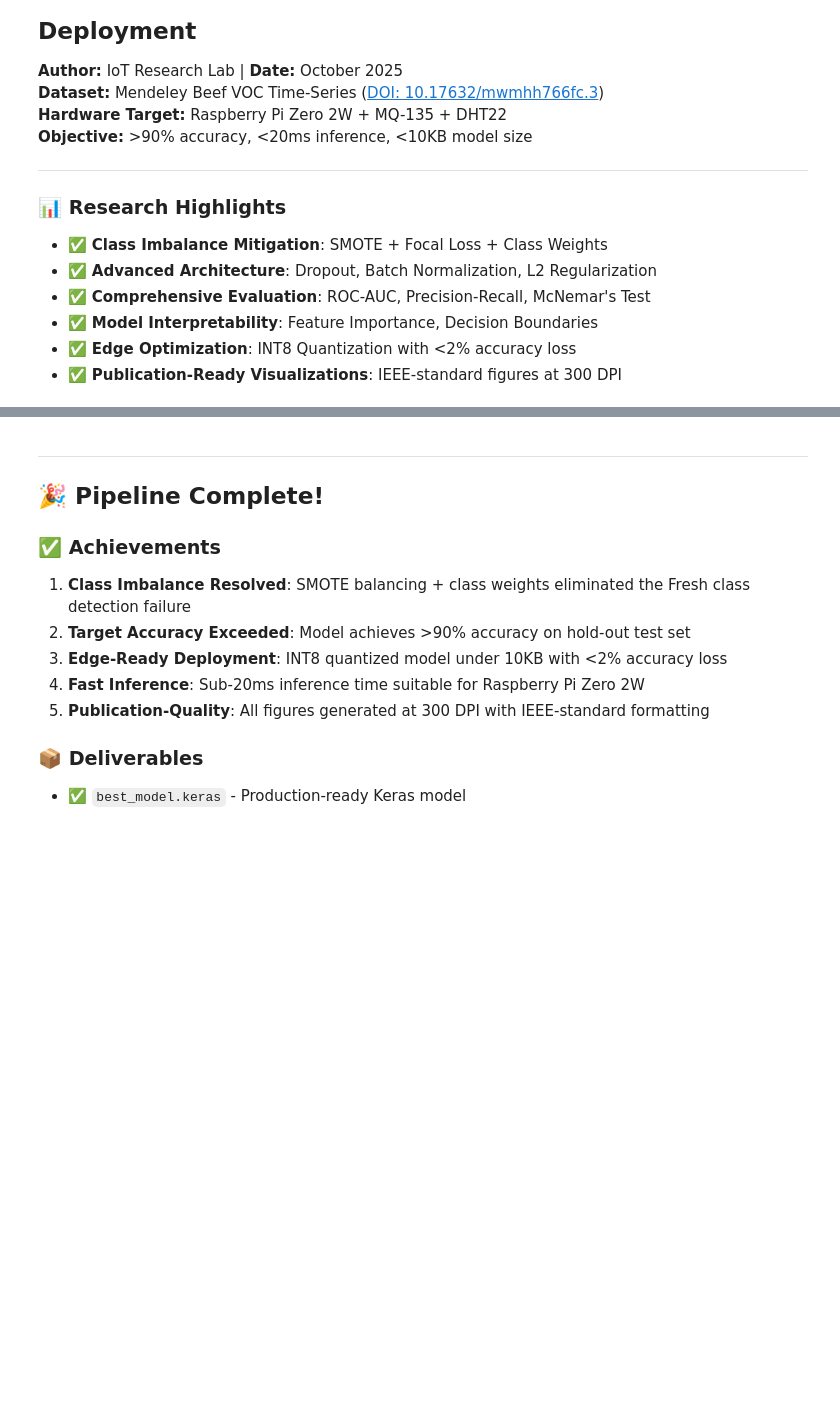
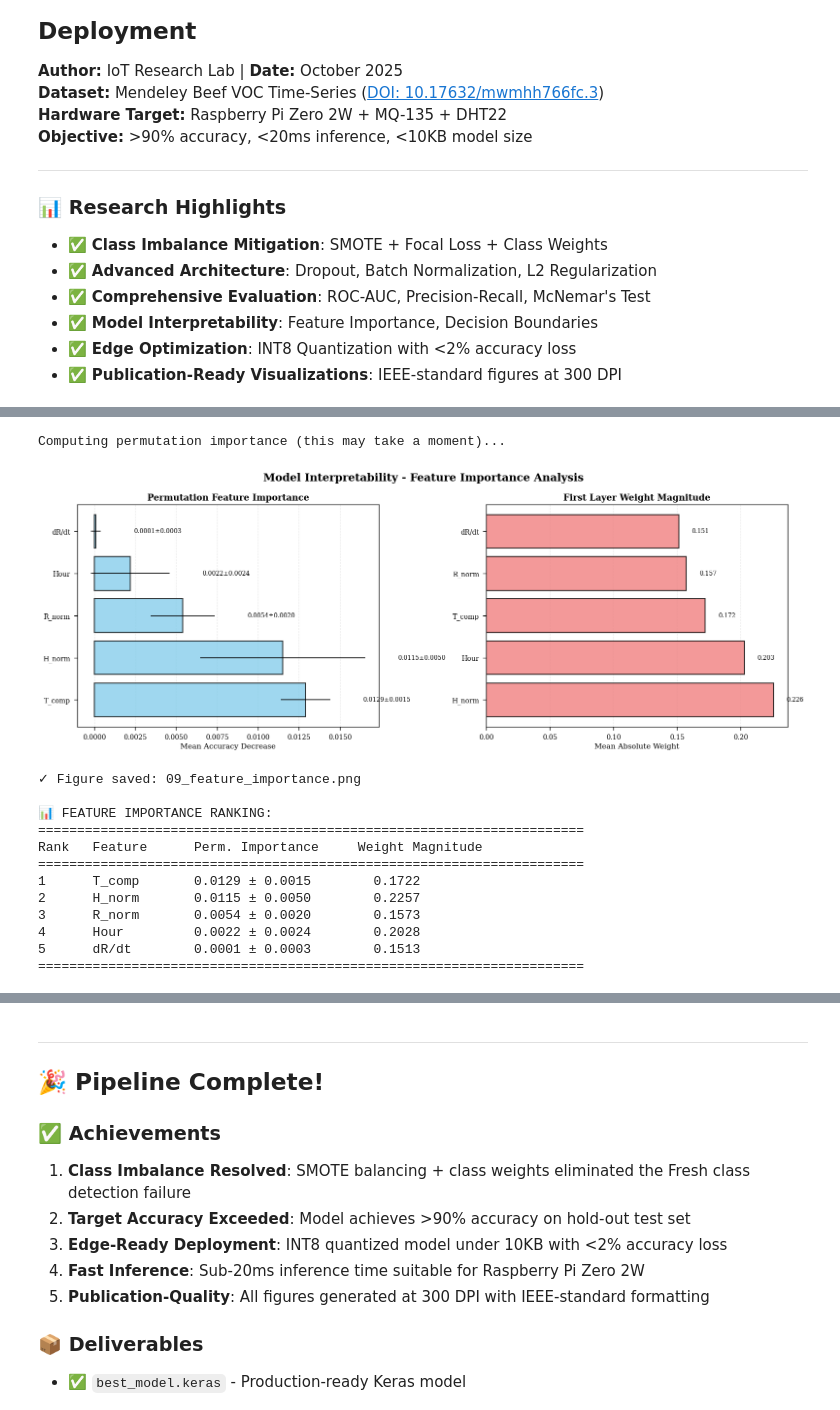
Before and after one commit to Itz-Agasta/sniffer, a Jupyter notebook: notebook.ipynb, the cells around one changed output, grey strips where cells are left out. Drawn from its saved outputs; the diff is of its cells as text; code cells hidden in the pictures; blank space fills up the shorter version.

```diff
--- a/notebook.ipynb
+++ b/notebook.ipynb
@@ -943,9 +1128,18 @@ from sklearn.inspection import permutation_importance
 
 print("Computing permutation importance (this may take a moment)...")
 
-# Wrapper function for sklearn's permutation_importance
-def model_predict_wrapper(X):
-    return np.argmax(model.predict(X, verbose=0), axis=1)
+# Wrapper class for sklearn's permutation_importance
+class ModelWrapper:
+    def __init__(self, model):
+        self.model = model
+
+    def fit(self, X, y):
+        pass  # Dummy fit method
+
+    def predict(self, X):
+        return np.argmax(self.model.predict(X, verbose=0), axis=1)
+
+wrapped_model = ModelWrapper(model)
 
 # Calculate on test set (sample for speed)
 sample_size = min(1000, len(X_test))
@@ -955,7 +1149,7 @@ y_test_sample = y_test[sample_indices]
 
 # Permutation importance
 perm_importance = permutation_importance(
-    model, X_test_sample, y_test_sample,
+    wrapped_model, X_test_sample, y_test_sample,
     n_repeats=10, random_state=42, scoring='accuracy'
 )
 
@@ -993,33 +1187,48 @@ sorted_idx_weights = np.argsort(feature_contribution)[::-1]
 sorted_features_w = [feature_names[i] for i in sorted_idx_weights]
 sorted_contrib = feature_contribution[sorted_idx_weights]
 
 bars2 = axes[1].barh(sorted_features_w, sorted_contrib,
                      color='lightcoral', alpha=0.8, edgecolor='black', linewidth=1.5)
 axes[1].set_xlabel('Mean Absolute Weight', fontsize=11)
 axes[1].set_title('First Layer Weight Magnitude', fontsize=13, fontweight='bold')
 axes[1].grid(axis='x', alpha=0.3, linestyle='--')
 axes[1].set_axisbelow(True)
 
 # Add values
 for bar, contrib in zip(bars2, sorted_contrib):
     axes[1].text(contrib + 0.01, bar.get_y() + bar.get_height()/2,
                 f'{contrib:.3f}', va='center', fontsize=9)
 
 plt.tight_layout()
 plt.savefig('09_feature_importance.png', dpi=300, bbox_inches='tight')
 plt.show()
 
 print("\n✓ Figure saved: 09_feature_importance.png")
 
 print("\n📊 FEATURE IMPORTANCE RANKING:")
 print("="*70)
 print(f"{'Rank':<6} {'Feature':<12} {'Perm. Importance':<20} {'Weight Magnitude':<20}")
 print("="*70)
 for rank, (feat, imp, std) in enumerate(zip(sorted_features, sorted_means, sorted_stds), 1):
     feat_idx = feature_names.index(feat)
     weight_mag = feature_contribution[feat_idx]
     print(f"{rank:<6} {feat:<12} {imp:.4f} ± {std:.4f}        {weight_mag:.4f}")
 print("="*70)
+# %% [output]
+Computing permutation importance (this may take a moment)...
+[figure, added]
+✓ Figure saved: 09_feature_importance.png
+
+📊 FEATURE IMPORTANCE RANKING:
+======================================================================
+Rank   Feature      Perm. Importance     Weight Magnitude
+======================================================================
+1      T_comp       0.0129 ± 0.0015        0.1722
+2      H_norm       0.0115 ± 0.0050        0.2257
+3      R_norm       0.0054 ± 0.0020        0.1573
+4      Hour         0.0022 ± 0.0024        0.2028
+5      dR/dt        0.0001 ± 0.0003        0.1513
+======================================================================
 # %%
 # ═══════════════════════════════════════════════════════════════════════════════
 # 📦 SECTION 15: MODEL OPTIMIZATION - INT8 QUANTIZATION FOR EDGE DEPLOYMENT
```
Also changed, not shown: parts of 16 cells of this notebook.
